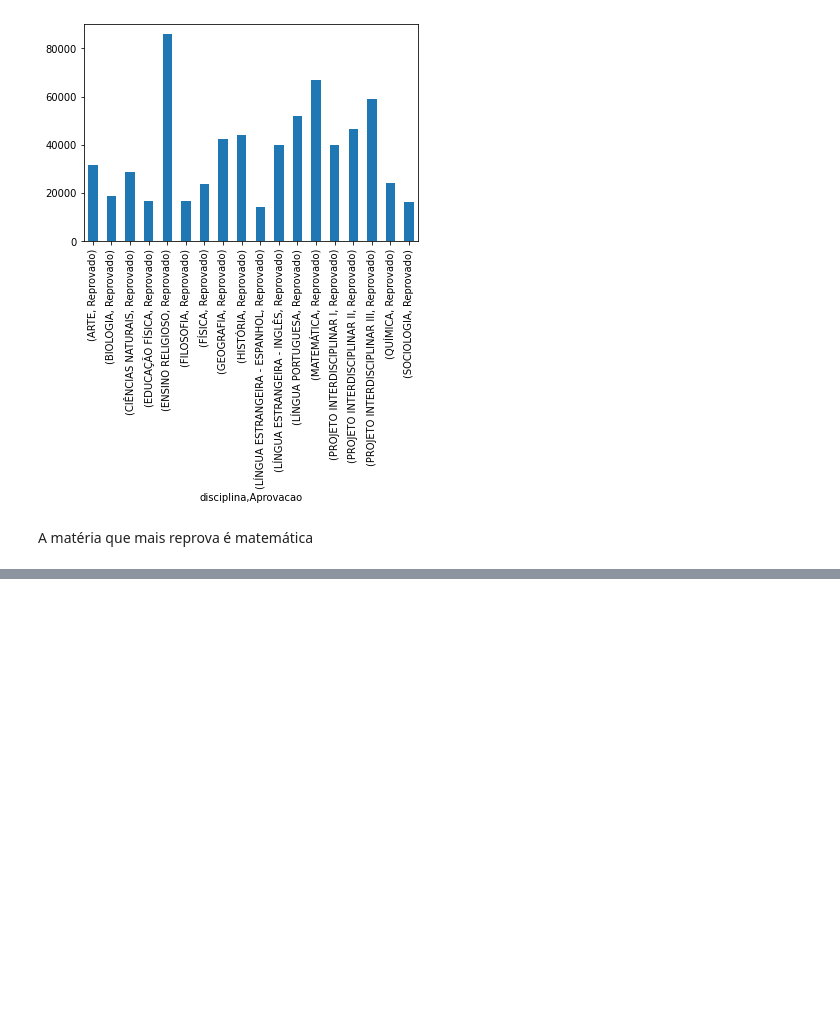
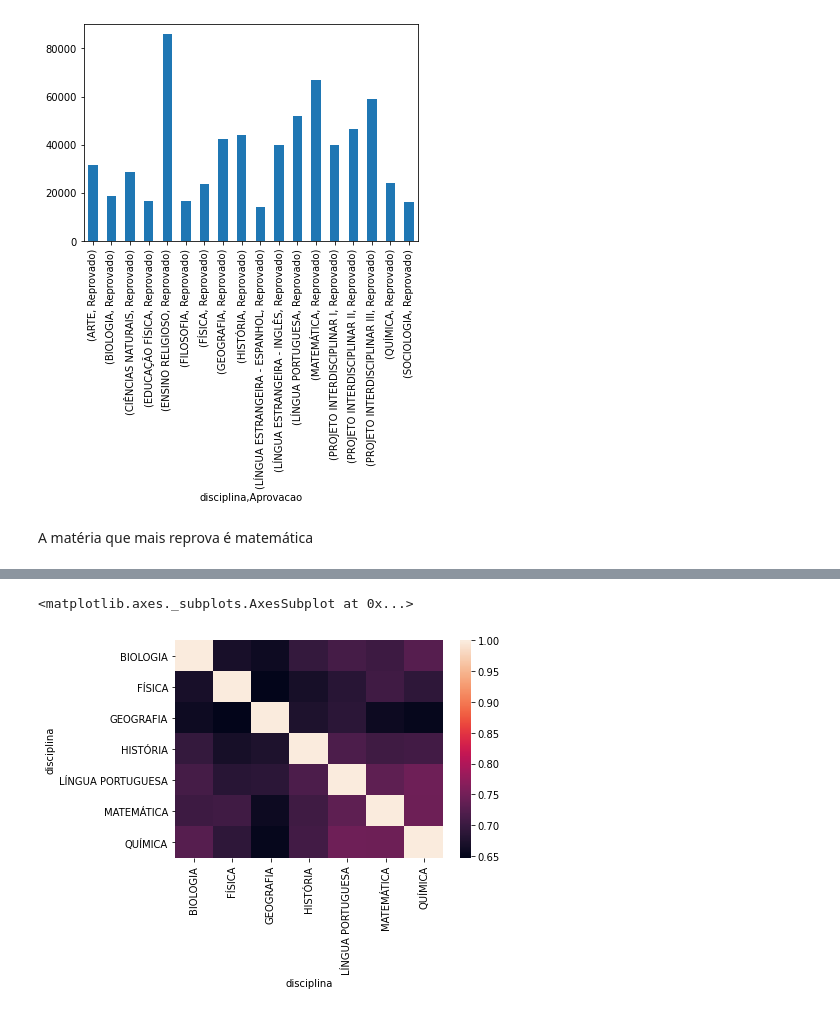
Before and after one commit to gizattos/Trabalho-Dados-Abertos-Desempenho-Escolar, a Jupyter notebook: trabalho01_Giovanni_Riccardi_Lourenzatto.ipynb, the cells around one changed output, grey strips where cells are left out. Drawn from its saved outputs; the diff is of its cells as text; code cells hidden in the pictures; blank space fills up the shorter version.

```diff
--- a/trabalho01_Giovanni_Riccardi_Lourenzatto.ipynb
+++ b/trabalho01_Giovanni_Riccardi_Lourenzatto.ipynb
@@ -370,0 +375,3 @@ A matéria que mais reprova é matemática
+# %%
+lista_filtro = ['MATEMÁTICA', 'LÍNGUA PORTUGUESA', 'FÍSICA','QUÍMICA','BIOLOGIA','HISTÓRIA','GEOGRAFIA']
+new_df = dff[(dff["serie"] == "3ª Série") & (dff["bimestre"] == "resultado final") & (dff["disciplina"].isin(lista_filtro))].pivot_table(index='cod_aluno',columns='disciplina',values='nota_ajustada')
@@ -370,0 +445,5 @@ A matéria que mais reprova é matemática
+# %%
+## pela média
+new_dfna= new_df
+new_dfna=new_dfna.fillna(new_dfna.mean())
+new_dfna.isna().sum()
@@ -370,0 +541,6 @@ A matéria que mais reprova é matemática
+# %%
+import seaborn as sns
+sns.heatmap(new_dfna.corr())
+# %% [output]
+<matplotlib.axes._subplots.AxesSubplot at 0x...>
+[figure, added]
```
Also changed, not shown: parts of 29 cells of this notebook.
